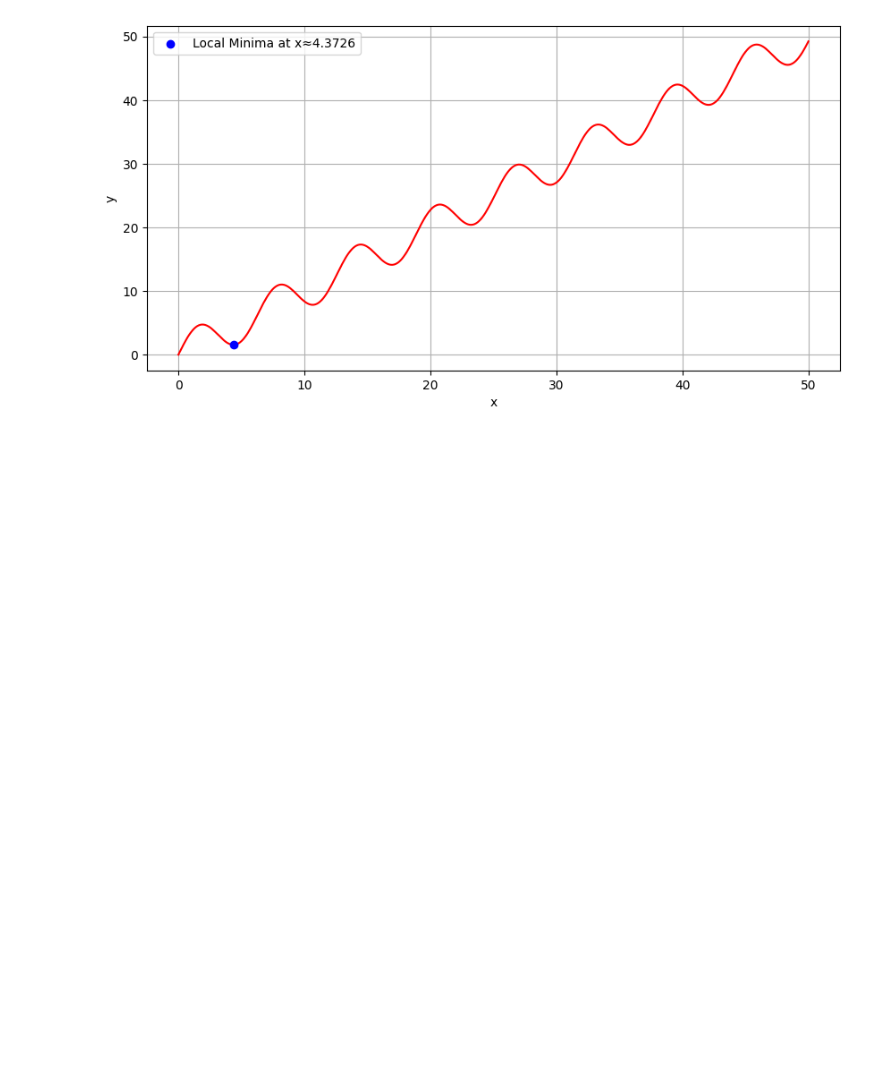
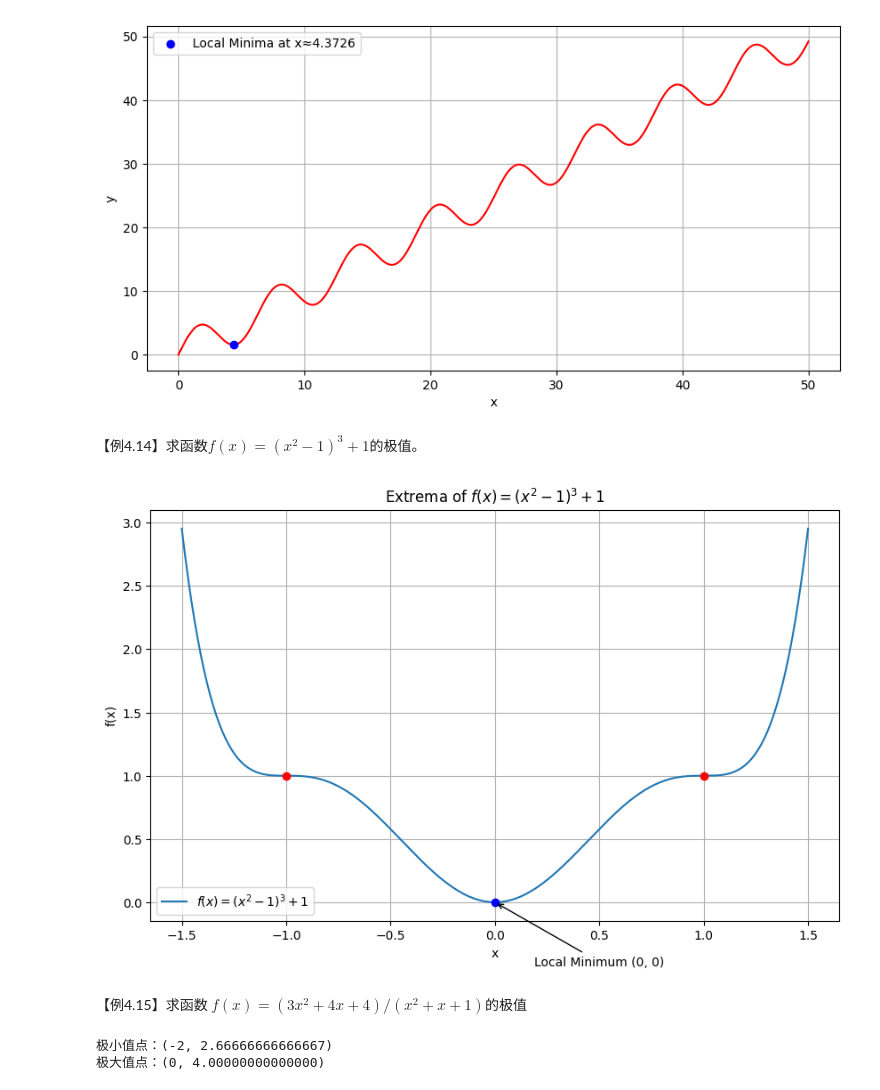
Before and after one commit to dragonliangh/Mathematical, a Jupyter notebook: 第四章 微分中值定理与导数的应用.ipynb, the cells around one changed output. Cells and saved outputs as stored; diff of their text form; code cells hidden in the pictures; blank space fills up the shorter version.

```diff
--- a/第四章 微分中值定理与导数的应用.ipynb
+++ b/第四章 微分中值定理与导数的应用.ipynb
@@ -297,3 +297,70 @@ plt.legend()
 plt.show()
 # %% [output]
 [figure]
+# %% [markdown]
+【例4.14】求函数$f(x) = (x^2 - 1)^3 + 1$的极值。
+# %%
+import numpy as np
+import matplotlib.pyplot as plt
+
+def f(x):
+    return (x**2 - 1)**3 + 1
+
+x = np.linspace(-1.5, 1.5, 400)
+y = f(x)
+
+critical_points = [-1, 0, 1]
+colors = ['red', 'blue', 'red']  # 颜色区分极值点和其他临界点
+
+plt.figure(figsize=(10, 6))
+plt.plot(x, y, label='$f(x) = (x^2 - 1)^3 + 1$')
+
+# 标出临界点并注释极值
+for point, color in zip(critical_points, colors):
+    plt.scatter(point, f(point), color=color, zorder=3)
+
+plt.annotate('Local Minimum (0, 0)', xy=(0, 0), xytext=(0.5, -0.5),
+             arrowprops=dict(facecolor='black', arrowstyle='->'),
+             horizontalalignment='center')
+
+plt.xlabel('x')
+plt.ylabel('f(x)')
+plt.title('Extrema of $f(x) = (x^2 - 1)^3 + 1$')
+plt.grid(True)
+plt.legend()
+plt.show()
+# %% [output]
+[figure, added]
+# %% [markdown]
+【例4.15】求函数 $f(x) = (3x^2+4x+4)/(x^2+x+1)$的极值
+# %%
+import sympy as sy
+
+x = sy.symbols('x')
+f = (3*x**2 + 4*x + 4)/(x**2 + x + 1)
+
+# 求一阶导数
+f_prime = sy.diff(f, x)
+critical_points = sy.solve(f_prime, x)  # 解得 x = 0, x = -2
+
+# 计算极值
+extremum_values = [(point, f.subs(x, point)) for point in critical_points]
+extremum_types = []
+
+# 判断极值类型（符号变化法）
+for point in critical_points:
+    left = f_prime.subs(x, point - 1e-5)
+    right = f_prime.subs(x, point + 1e-5)
+    if left < 0 and right > 0:
+        extremum_types.append("极小值")
+    elif left > 0 and right < 0:
+        extremum_types.append("极大值")
+    else:
+        extremum_types.append("非极值")
+
+# 输出结果
+for (point, value), etype in zip(extremum_values, extremum_types):
+    print(f"{etype}点：({point}, {value.evalf()})")
+# %% [output]
+极小值点：(-2, 2.66666666666667)
+极大值点：(0, 4.00000000000000)
```
Also changed, not shown: parts of 1 cell of this notebook.
